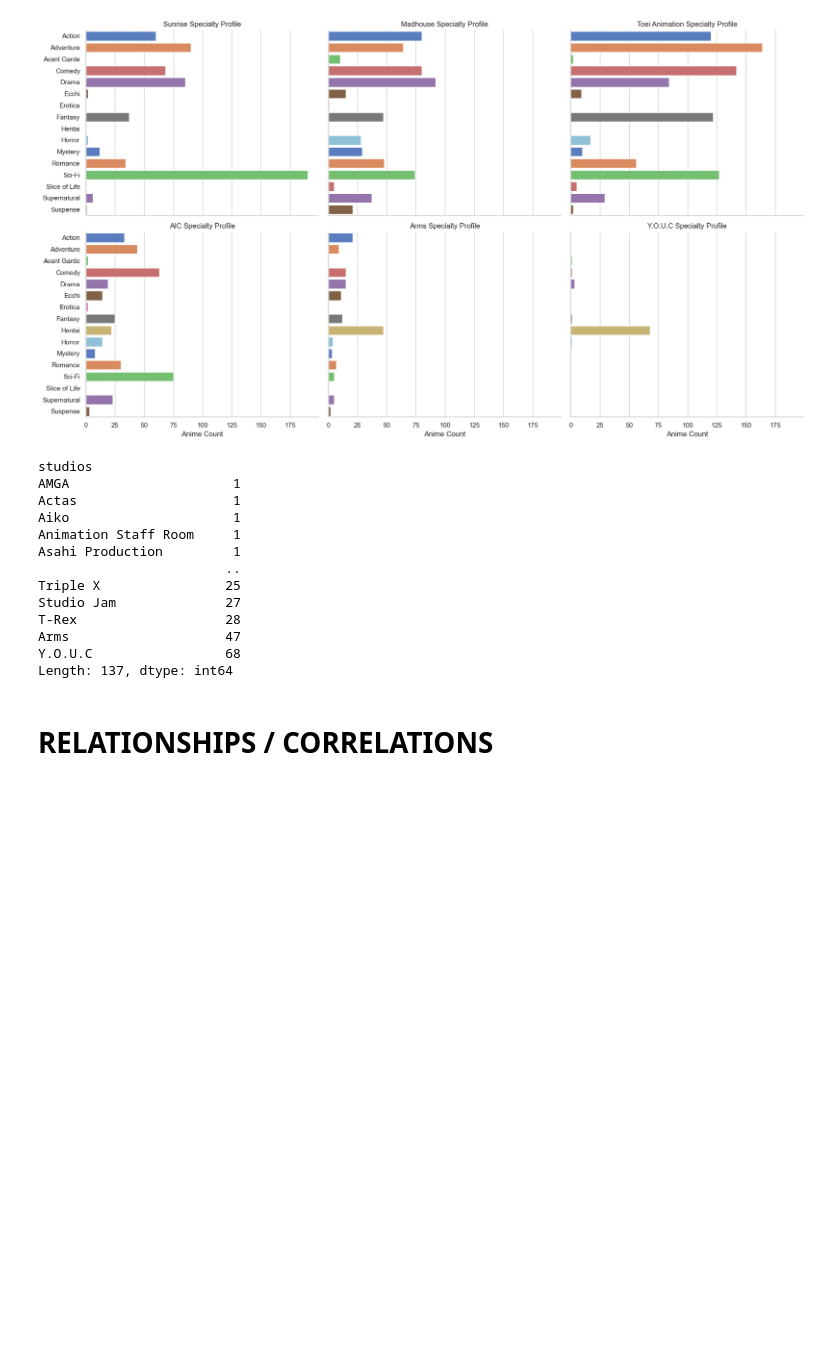
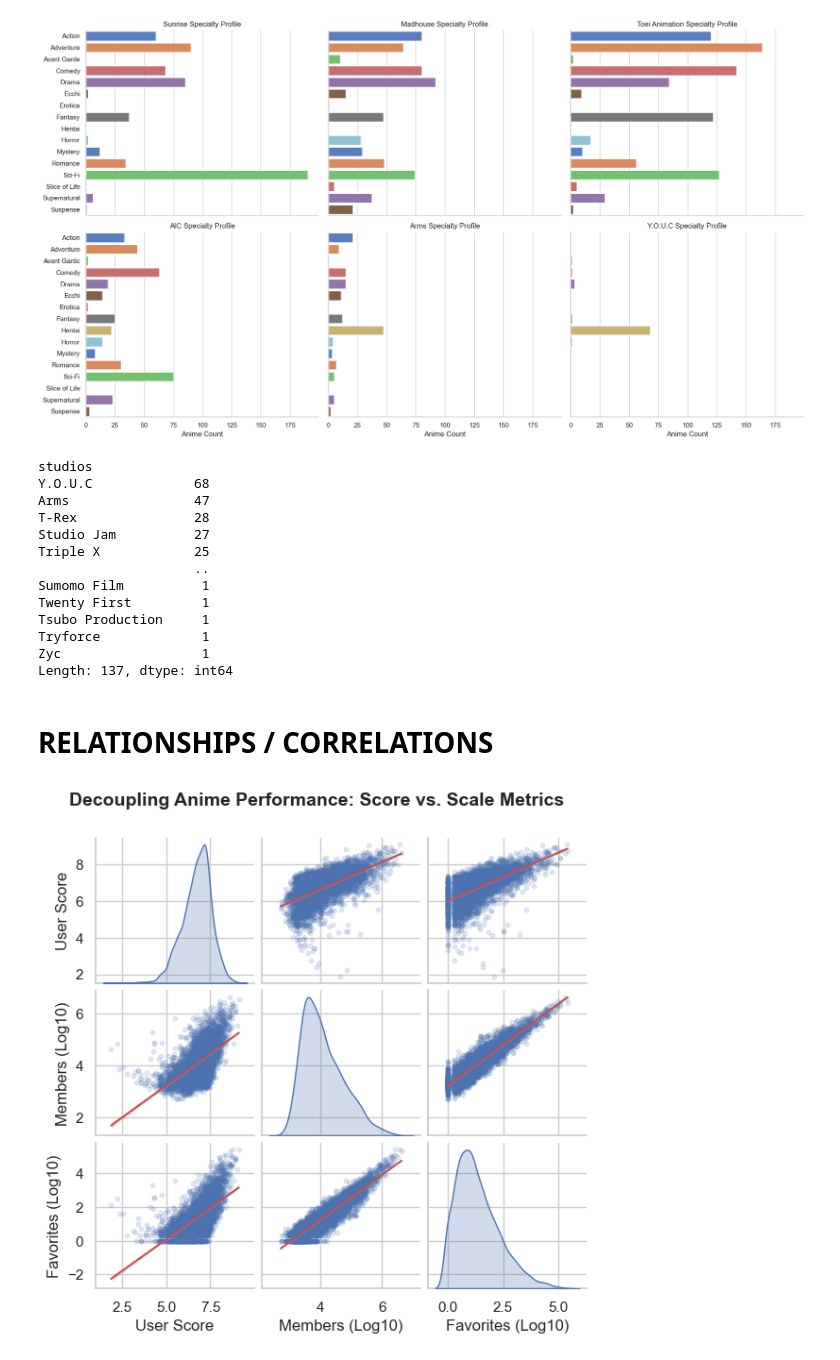
Before and after one commit to AZysk0/anime-data-analysis, a Jupyter notebook: anime_analysis_tasks.ipynb, the cells around one changed output. Drawn from its saved outputs; the diff is of its cells as text; code cells hidden in the pictures; blank space fills up the shorter version.

```diff
--- a/anime_analysis_tasks.ipynb
+++ b/anime_analysis_tasks.ipynb
@@ -768,7 +768,7 @@ Passing `palette` without assigning `hue` is deprecated and will be removed in v
   g = sns.catplot(
 [figure]
 # %%
-(
+hentai_studios = (
     anime_df[['studios', 'genres']]
     .explode('studios')
     .explode('genres')
@@ -776,40 +776,93 @@ Passing `palette` without assigning `hue` is deprecated and will be removed in v
     .query('genres == "Hentai"')
     .groupby('studios')
     .size()
-    .sort_values()
+    .sort_values(ascending=False)
 )
+
+hentai_studios
 # %% [output]
 studios
-AMGA                     1
-Actas                    1
-Aiko                     1
-Animation Staff Room     1
-Asahi Production         1
-                        ..
-Triple X                25
-Studio Jam              27
-T-Rex                   28
-Arms                    47
-Y.O.U.C                 68
+Y.O.U.C             68
+Arms                47
+T-Rex               28
+Studio Jam          27
+Triple X            25
+                    ..
+Sumomo Film          1
+Twenty First         1
+Tsubo Production     1
+Tryforce             1
+Zyc                  1
 Length: 137, dtype: int64
 # %% [markdown]
 # RELATIONSHIPS / CORRELATIONS
 # %%
 # =========================
 # RELATIONSHIPS / CORRELATIONS
 # =========================
 
 # 22. Analyze correlation between:
 #     score and popularity.
 
 # 23. Analyze correlation between:
 #     score and members.
 
 # 24. Analyze correlation between:
 #     favorites and score.
 
 # 25. Analyze correlation between:
 #     duration and score.
 
 # 26. Analyze correlation between:
 #     episode count and popularity.
+
+# ===========================
+plot_data = anime_df[["score", "members", "favorites"]].dropna().copy()
+
+# Remove absolute zero entries to prevent log(0) math errors
+plot_data = plot_data[(plot_data["members"] > 0) & (plot_data["favorites"] > 0)]
+
+plot_data["log_members"] = np.log10(plot_data["members"])
+plot_data["log_favorites"] = np.log10(plot_data["favorites"])
+
+final_matrix_data = plot_data[["score", "log_members", "log_favorites"]]
+sns.set_theme(style="whitegrid")
+
+g = sns.pairplot(
+    data=final_matrix_data,
+    kind="reg",
+    diag_kind="kde",
+    plot_kws={
+        "ci": 95,  # Explicitly requests the 95% confidence interval band
+        "n_boot": 100,  # Fast bootstrapping so your notebook doesn't freeze
+        "color": "#C44E52",
+        "scatter_kws": {
+            "alpha": 0.15,
+            "s": 10,
+            "color": "#4C72B0",
+        },
+        "line_kws": {
+            "linewidth": 1.5,  # Keep your custom thickness here
+        },
+    },
+    height=2,
+)
+
+g.axes[0, 0].set_ylabel("User Score")
+g.axes[1, 0].set_ylabel("Members (Log10)")
+g.axes[2, 0].set_ylabel("Favorites (Log10)")
+
+g.axes[2, 0].set_xlabel("User Score")
+g.axes[2, 1].set_xlabel("Members (Log10)")
+g.axes[2, 2].set_xlabel("Favorites (Log10)")
+
+g.figure.subplots_adjust(top=0.9)
+g.figure.suptitle(
+    "Decoupling Anime Performance: Score vs. Scale Metrics",
+    fontsize=14,
+    fontweight="bold",
+)
+
+plt.show()
+# %% [output]
+[figure, added]
```
Also changed, not shown: parts of 3 cells of this notebook, 2 other files.
